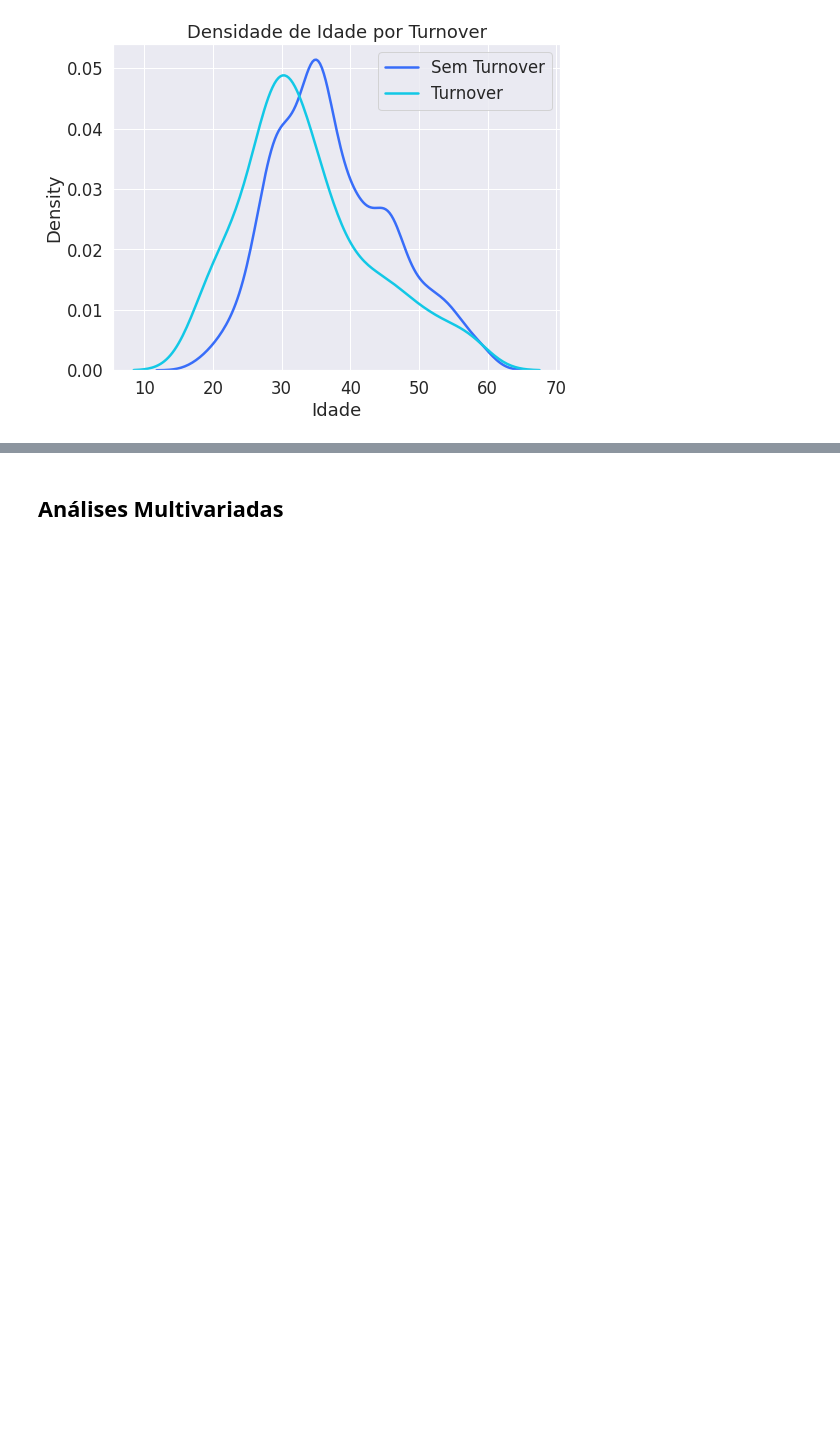
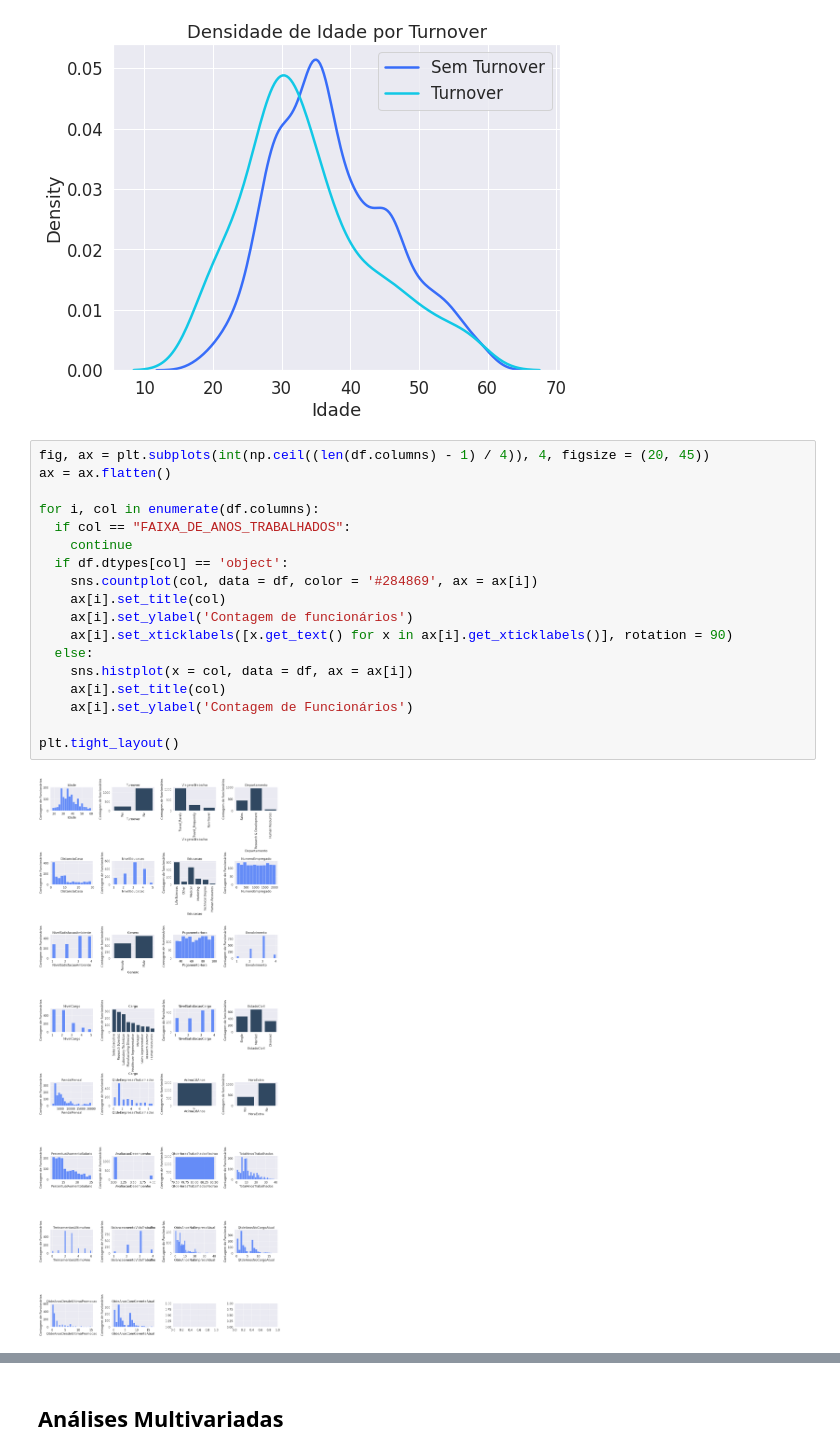
Before and after one commit to CardosoJr/bootcamp, a Jupyter notebook: Labs/Lab 2 - EDA Turnover.ipynb, the cells around one changed output, grey strips where cells are left out. Saved outputs shown, nothing was run; the diff lists cells and outputs as text; blank space fills up the shorter version.

```diff
--- a/Labs/Lab 2 - EDA Turnover.ipynb
+++ b/Labs/Lab 2 - EDA Turnover.ipynb
@@ -192,5 +192,25 @@ plt.legend();
 plt.title('Densidade de Idade por Turnover');
 # %% [output]
 [figure]
+# %%
+fig, ax = plt.subplots(int(np.ceil((len(df.columns) - 1) / 4)), 4, figsize = (20, 45))
+ax = ax.flatten()
+
+for i, col in enumerate(df.columns):
+  if col == "FAIXA_DE_ANOS_TRABALHADOS":
+    continue
+  if df.dtypes[col] == 'object':
+    sns.countplot(col, data = df, color = '#284869', ax = ax[i])
+    ax[i].set_title(col)
+    ax[i].set_ylabel('Contagem de funcionários')
+    ax[i].set_xticklabels([x.get_text() for x in ax[i].get_xticklabels()], rotation = 90)
+  else:
+    sns.histplot(x = col, data = df, ax = ax[i])
+    ax[i].set_title(col)
+    ax[i].set_ylabel('Contagem de Funcionários')
+
+plt.tight_layout()
+# %% [output]
+[figure, added]
 # %%
 for col in df.columns:
```
Also changed, not shown: parts of 1 cell of this notebook.
